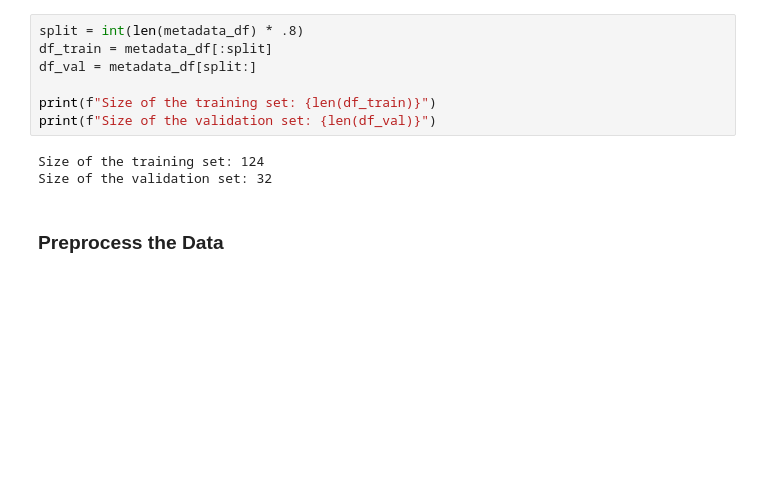
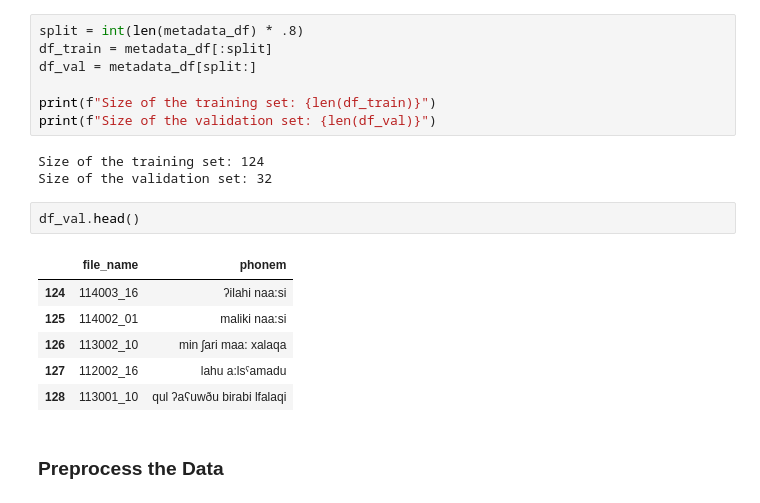
Before and after one commit to progantara/preprocessing-analisis-qr-tr-indo, a Jupyter notebook: train_mod.ipynb, the cells around one changed output. Cells and saved outputs as stored; diff of their text form; blank space fills up the shorter version.

```diff
--- a/train_mod.ipynb
+++ b/train_mod.ipynb
@@ -49,6 +50,15 @@ print(f"Size of the validation set: {len(df_val)}")
 # %% [output]
 Size of the training set: 124
 Size of the validation set: 32
+# %%
+df_val.head()
+# %% [output]
+|  | file_name | phonem |
+| 124 | 114003_16 | ʔilahi naa:si |
+| 125 | 114002_01 | maliki naa:si |
+| 126 | 113002_10 | min ʃari maa: xalaqa |
+| 127 | 112002_16 | lahu a:lsˤamadu |
+| 128 | 113001_10 | qul ʔaʕuwðu birabi lfalaqi |
 # %% [markdown]
 ### Preprocess the Data
 # %%
```
Also changed, not shown: parts of 17 cells of this notebook, 22 other files.
